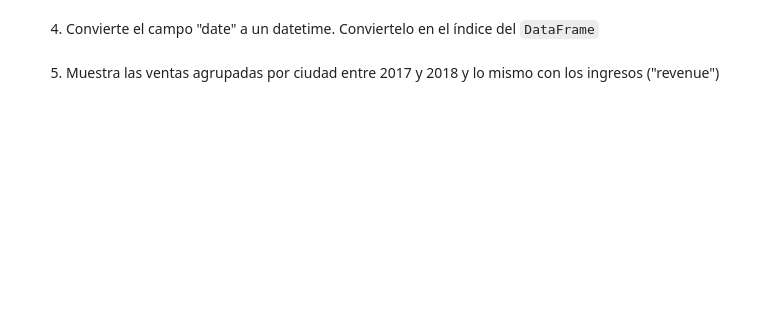
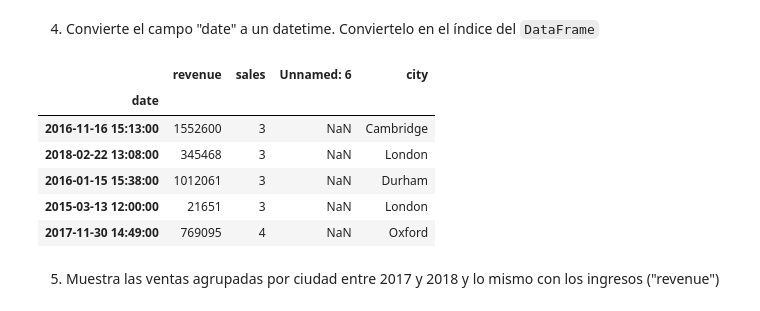
Before and after one commit to calajo/ONLINE_DS_THEBRIDGE_jorgegp, a Jupyter notebook: Sprint_05/Unidad_02_Procesado_Datos_Internos_Ficheros/03_Practica_Obligatoria/18_Practica_Obligatoria_Ficheros.ipynb, the cells around one changed output. Saved outputs shown, nothing was run; the diff lists cells and outputs as text; code cells hidden in the pictures; blank space fills up the shorter version.

```diff
--- a/Sprint_05/Unidad_02_Procesado_Datos_Internos_Ficheros/03_Practica_Obligatoria/18_Practica_Obligatoria_Ficheros.ipynb
+++ b/Sprint_05/Unidad_02_Procesado_Datos_Internos_Ficheros/03_Practica_Obligatoria/18_Practica_Obligatoria_Ficheros.ipynb
@@ -42,4 +97,17 @@ Vamos a empezar trabajando con el fichero excel.
 # %% [markdown]
 4. Convierte el campo "date" a un datetime. Conviertelo en el índice del `DataFrame`
+# %%
+df_excel["date"] = pd.to_datetime(df_excel["date"], errors="coerce")
+df_excel = df_excel.set_index("date")
+
+df_excel.head()
+# %% [output]
+|  | revenue | sales | Unnamed: 6 | city |
+| date |  |  |  |  |
+| 2016-11-16 15:13:00 | 1552600 | 3 | NaN | Cambridge |
+| 2018-02-22 13:08:00 | 345468 | 3 | NaN | London |
+| 2016-01-15 15:38:00 | 1012061 | 3 | NaN | Durham |
+| 2015-03-13 12:00:00 | 21651 | 3 | NaN | London |
+| 2017-11-30 14:49:00 | 769095 | 4 | NaN | Oxford |
 # %% [markdown]
 5. Muestra las ventas agrupadas por ciudad entre 2017 y 2018 y lo mismo con los ingresos ("revenue")
```
Also changed, not shown: parts of 17 cells of this notebook.
